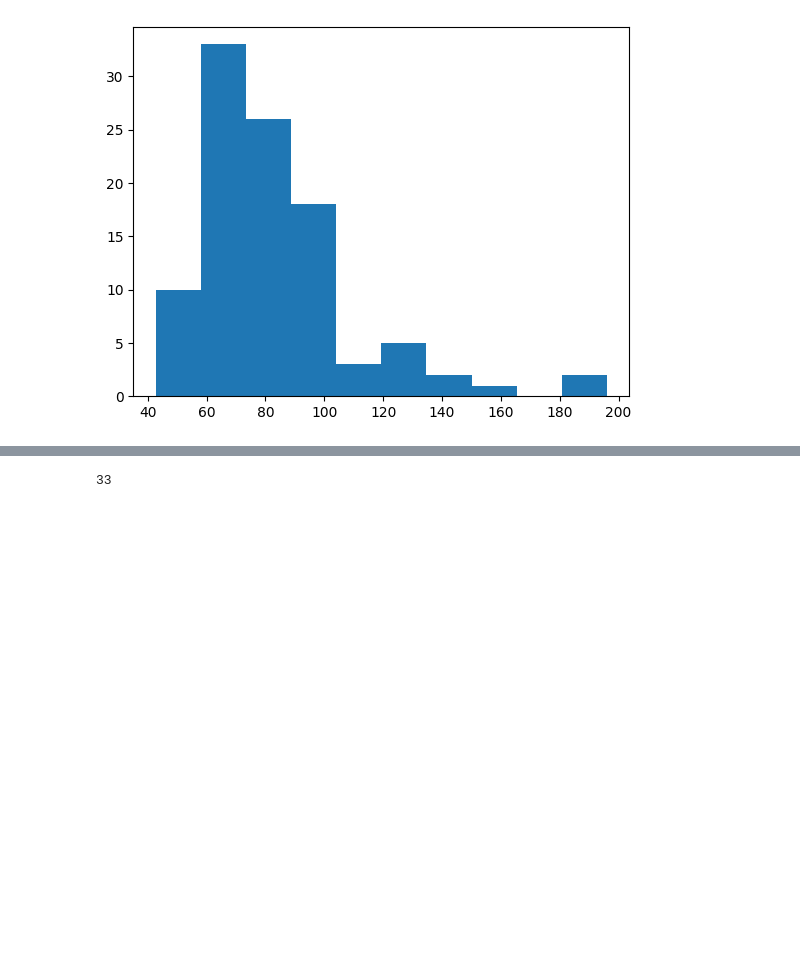
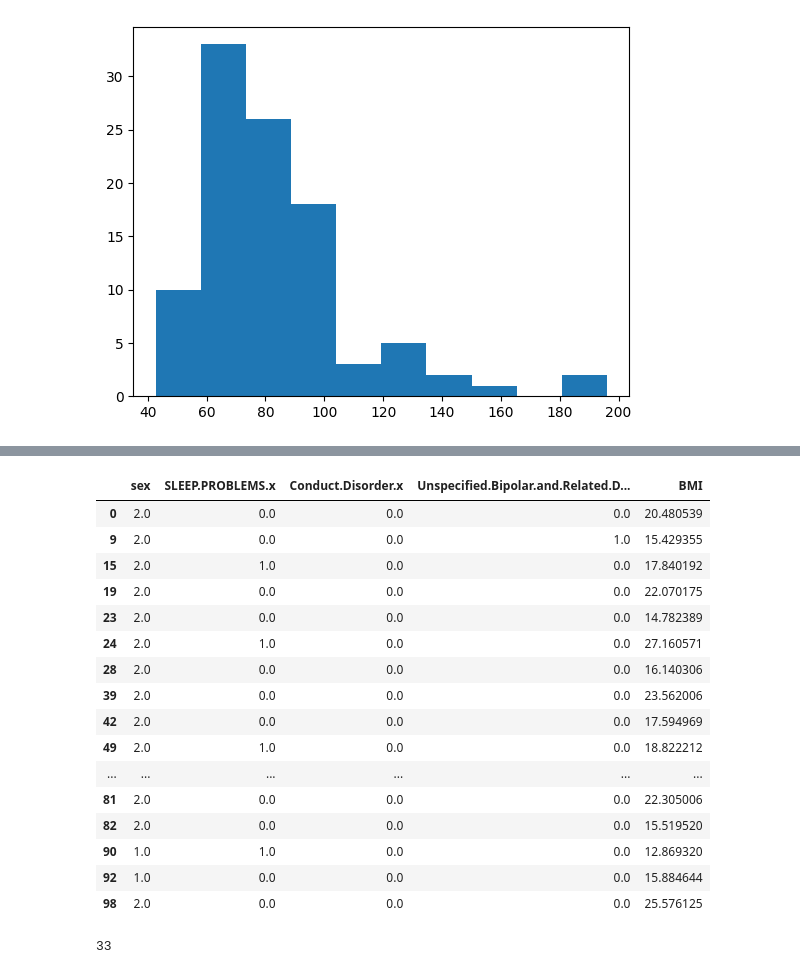
Before and after one commit to dyhan316/ML_tutor, a Jupyter notebook: learn_multilabel_stratification.ipynb, the cells around one changed output, grey strips where cells are left out. Saved outputs shown, nothing was run; the diff lists cells and outputs as text; code cells hidden in the pictures; blank space fills up the shorter version.

```diff
--- a/learn_multilabel_stratification.ipynb
+++ b/learn_multilabel_stratification.ipynb
@@ -614,3 +649,23 @@ sex
+# %%
+valid[col2view]
+# %% [output]
+|  | sex | SLEEP.PROBLEMS.x | Conduct.Disorder.x | Unspecified.Bipolar.and.Related.D... | BMI |
+| 0 | 2.0 | 0.0 | 0.0 | 0.0 | 20.480539 |
+| 9 | 2.0 | 0.0 | 0.0 | 1.0 | 15.429355 |
+| 15 | 2.0 | 1.0 | 0.0 | 0.0 | 17.840192 |
+| 19 | 2.0 | 0.0 | 0.0 | 0.0 | 22.070175 |
+| 23 | 2.0 | 0.0 | 0.0 | 0.0 | 14.782389 |
+| 24 | 2.0 | 1.0 | 0.0 | 0.0 | 27.160571 |
+| 28 | 2.0 | 0.0 | 0.0 | 0.0 | 16.140306 |
+| 39 | 2.0 | 0.0 | 0.0 | 0.0 | 23.562006 |
+| 42 | 2.0 | 0.0 | 0.0 | 0.0 | 17.594969 |
+| 49 | 2.0 | 1.0 | 0.0 | 0.0 | 18.822212 |
+| ... | ... | ... | ... | ... | ... |
+| 81 | 2.0 | 0.0 | 0.0 | 0.0 | 22.305006 |
+| 82 | 2.0 | 0.0 | 0.0 | 0.0 | 15.519520 |
+| 90 | 1.0 | 1.0 | 0.0 | 0.0 | 12.869320 |
+| 92 | 1.0 | 0.0 | 0.0 | 0.0 | 15.884644 |
+| 98 | 2.0 | 0.0 | 0.0 | 0.0 | 25.576125 |
 # %%
 100//3
 # %% [output]
```
Also changed, not shown: parts of 9 cells of this notebook.
